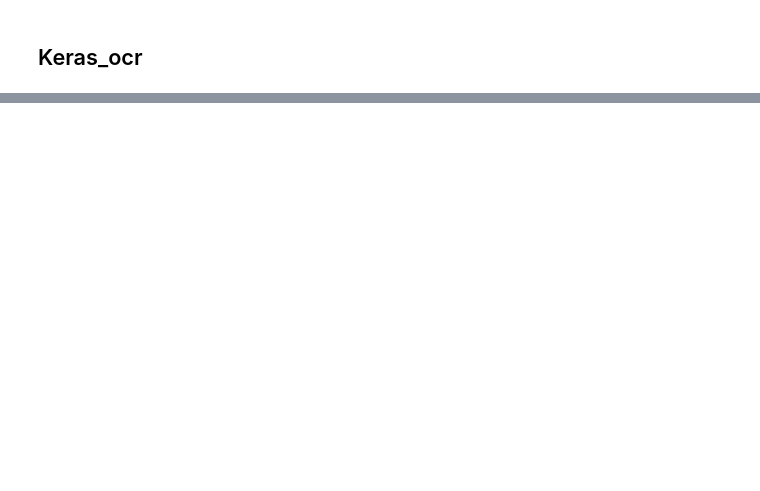
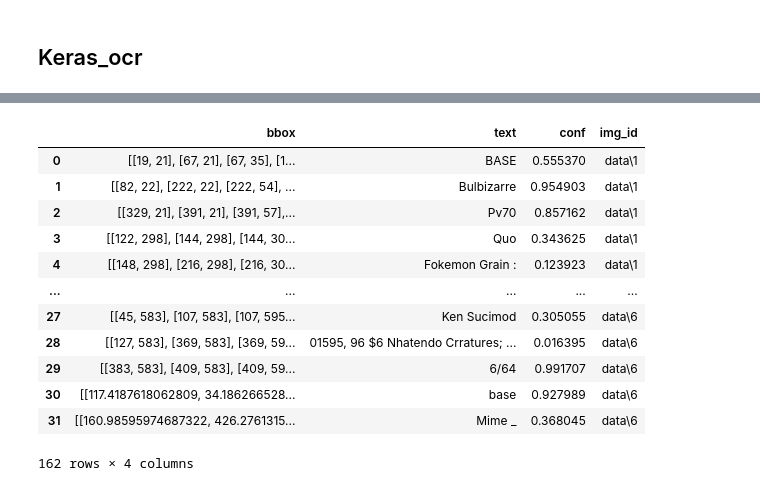
Before and after one commit to Hytia49/TCG-Recognition, a Jupyter notebook: test.ipynb, the cells around one changed output, grey strips where cells are left out. Cells and saved outputs as stored; diff of their text form; code cells hidden in the pictures; blank space fills up the shorter version.

```diff
--- a/test.ipynb
+++ b/test.ipynb
@@ -118,0 +144,27 @@ plt.show()
+# %%
+# keras_ocr
+pipeline = keras_ocr.pipeline.Pipeline()
+
+dfs = []
+for img in tqdm(img_fns[:25]):
+    results = pipeline.recognize([img])
+    result = results[0]
+    img_id = img.split('/')[-1].split('.')[0]
+    img_df = pd.DataFrame(result, columns=['text', 'bbox'])
+    img_df['img_id'] = img_id
+    dfs.append(img_df)
+kerasocr_df = pd.concat(dfs)
+# %% [output]
+|  | bbox | text | conf | img_id |
+| 0 | [[19, 21], [67, 21], [67, 35], [1... | BASE | 0.555370 | data\1 |
+| 1 | [[82, 22], [222, 22], [222, 54], ... | Bulbizarre | 0.954903 | data\1 |
+| 2 | [[329, 21], [391, 21], [391, 57],... | Pv70 | 0.857162 | data\1 |
+| 3 | [[122, 298], [144, 298], [144, 30... | Quo | 0.343625 | data\1 |
+| 4 | [[148, 298], [216, 298], [216, 30... | Fokemon Grain : | 0.123923 | data\1 |
+| ... | ... | ... | ... | ... |
+| 27 | [[45, 583], [107, 583], [107, 595... | Ken Sucimod | 0.305055 | data\6 |
+| 28 | [[127, 583], [369, 583], [369, 59... | 01595, 96 $6 Nhatendo Crratures; ... | 0.016395 | data\6 |
+| 29 | [[383, 583], [409, 583], [409, 59... | 6/64 | 0.991707 | data\6 |
+| 30 | [[117.4187618062809, 34.186266528... | base | 0.927989 | data\6 |
+| 31 | [[160.98595974687322, 426.2761315... | Mime _ | 0.368045 | data\6 |
+162 rows × 4 columns
```
Also changed, not shown: parts of 11 cells of this notebook.
